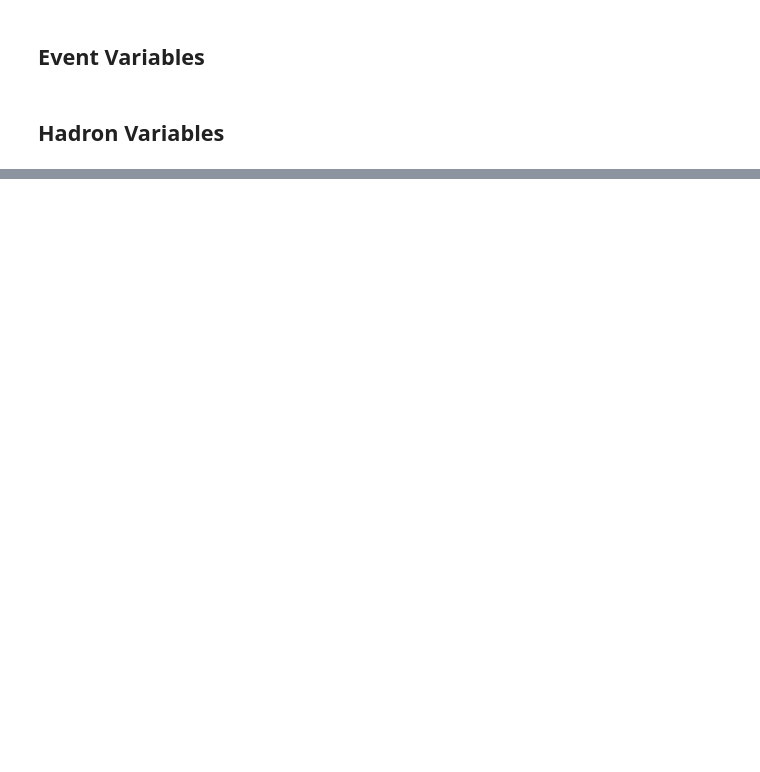
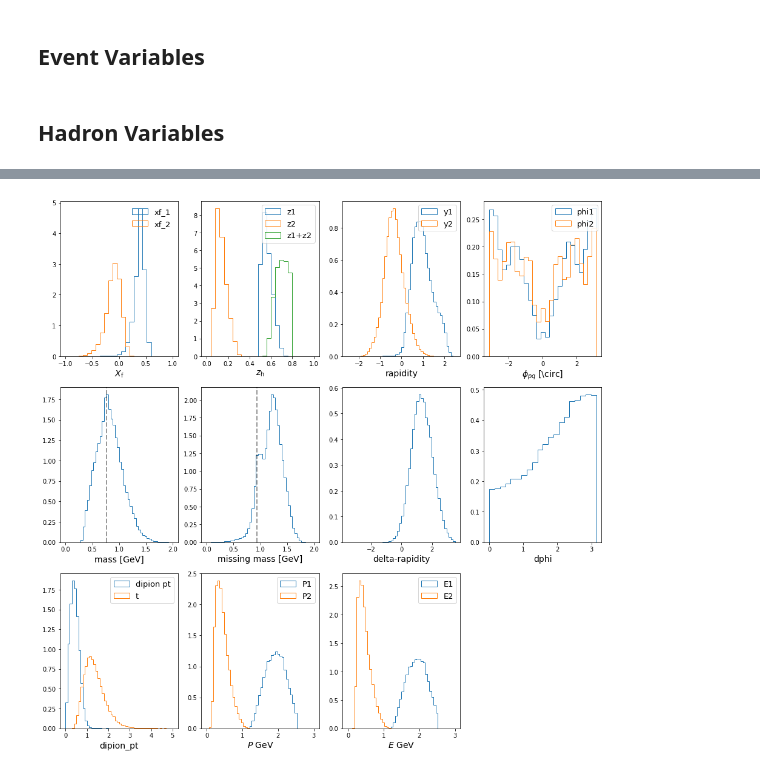
Before and after one commit to miguelignacio/eg2dihadron, a Jupyter notebook: GeneralDistributions.ipynb, the cells around one changed output, grey strips where cells are left out. Saved outputs shown, nothing was run; the diff lists cells and outputs as text; code cells hidden in the pictures; blank space fills up the shorter version.

```diff
--- a/GeneralDistributions.ipynb
+++ b/GeneralDistributions.ipynb
@@ -169,7 +199,7 @@ def plotEventVariables(df):
 ## Hadron Variables
 # %%
 def plotHadronVariables(df):
-    fig = plt.figure( figsize=(12, 12))
+    fig = plt.figure( figsize=(16, 16))
     plt.subplot(3,4,1)
     plt.hist(df['xf'], bins=25,range=(-1,1), histtype='step', normed=True,label='xf_1')
     plt.hist(df['xf_asso'], bins=25,range=(-1,1), histtype='step', normed=True,label='xf_2')
@@ -179,11 +209,13 @@ def plotHadronVariables(df):
     plt.subplot(3,4,2)
     plt.hist(df['z'], bins=25,range =(0,1), histtype='step', normed=True,label='z1')
     plt.hist(df['z_asso'], bins=25,range =(0,1), histtype='step', normed=True,label='z2')
+    plt.hist(df['z_tot'], bins=25,range =(0,1), histtype='step', normed=True,label='z1+z2')
+    plt.legend()
     plt.xlabel("$z_{\mathrm{h}}$", fontsize=14)
 
     plt.subplot(3,4,3)
-    plt.hist(df['y'], range=(-4,4), bins = 50,histtype='step', normed=True,label='y1')
-    plt.hist(df['y_asso'], range=(-4,4), bins = 50,histtype='step', normed=True,label='y2')
+    plt.hist(df['y'], range=(-2.5,2.5), bins = 50,histtype='step', normed=True,label='y1')
+    plt.hist(df['y_asso'], range=(-2.5,2.5), bins = 50,histtype='step', normed=True,label='y2')
     plt.xlabel("rapidity", fontsize=14)
     plt.legend()
 
@@ -194,11 +226,14 @@ def plotHadronVariables(df):
     plt.legend()
 
     plt.subplot(3,4,5)
-    plt.hist(df['mass'], bins=25, histtype='step', range=(0,2.0),normed=True)
+    plt.hist(df['mass'], bins=50, histtype='step', range=(0,2.0),normed=True)
+    plt.axvline(x=0.770,linestyle='--',color='black',alpha=0.4)
+
     plt.xlabel("mass [GeV]", fontsize=14)
 
     plt.subplot(3,4,6)
-    plt.hist(df['missing_mass'], bins=25, histtype='step', range=(0,2.0),normed=True)
+    plt.hist(df['missing_mass'], bins=50, histtype='step', range=(0,2.0),normed=True)
+    plt.axvline(x=0.938,linestyle='--',color='black',alpha=0.4)
     plt.xlabel("missing mass [GeV]", fontsize=14)
 
     plt.subplot(3,4,7)
@@ -214,23 +249,21 @@ def plotHadronVariables(df):
     plt.subplot(3,4,9)
     plt.hist(df['dipion_pt'], bins=50, histtype='step',range=(0.0,5.0),normed=True, label='dipion pt')
     plt.hist(df['t'], bins=50, histtype='step',range=(0.0,5.0),normed=True,label='t')
-
+    plt.legend()
     plt.xlabel("dipion_pt", fontsize=14)
 
     plt.subplot(3,4,10)
-    plt.hist(df['P'], bins=50,range =(0,5.0), histtype='step', normed=True,label='z1')
-    plt.hist(df['P_asso'], bins=50,range =(0,5.0), histtype='step', normed=True,label='z2')
+    plt.hist(df['P'], bins=50,range =(0,3.0), histtype='step', normed=True,label='P1')
+    plt.hist(df['P_asso'], bins=50,range =(0,3.0), histtype='step', normed=True,label='P2')
     plt.xlabel("$P$ GeV" , fontsize=14)
+    plt.legend()
 
     plt.subplot(3,4,11)
-    plt.hist(df['E'], bins=50,range =(0,5.0), histtype='step', normed=True,label='z1')
-    plt.hist(df['E_asso'], bins=50,range =(0,5.0), histtype='step', normed=True,label='z2')
+    plt.hist(df['E'], bins=50,range =(0,3.0), histtype='step', normed=True,label='E1')
+    plt.hist(df['E_asso'], bins=50,range =(0,3.0), histtype='step', normed=True,label='E2')
     plt.xlabel("$E$ GeV", fontsize=14)
+    plt.legend()
 
-    plt.subplot(3,4,12)
-    plt.hist(df['P'], bins=50,range =(0,5.0), histtype='step', normed=True,label='z1')
-    plt.hist(df['P_asso'], bins=50,range =(0,5.0), histtype='step', normed=True,label='z2')
-    plt.xlabel("$P$ GeV" , fontsize=14)
 
 
 
@@ -242,0 +305,4 @@ def plotHadronVariables(df):
+# %%
+plotHadronVariables(df['D'])
+# %% [output]
+[figure, added]
```
Also changed, not shown: parts of 23 cells of this notebook.
